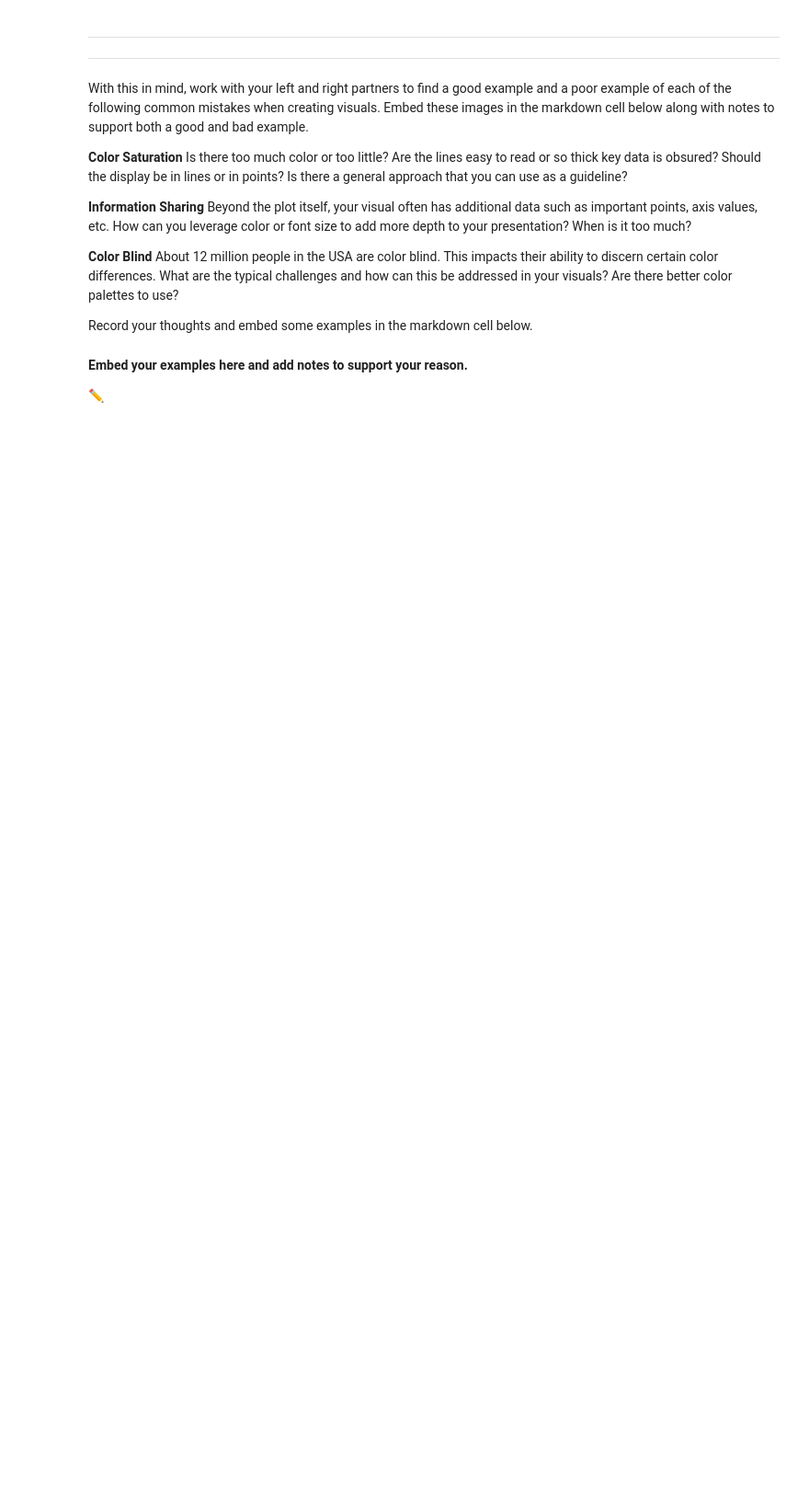
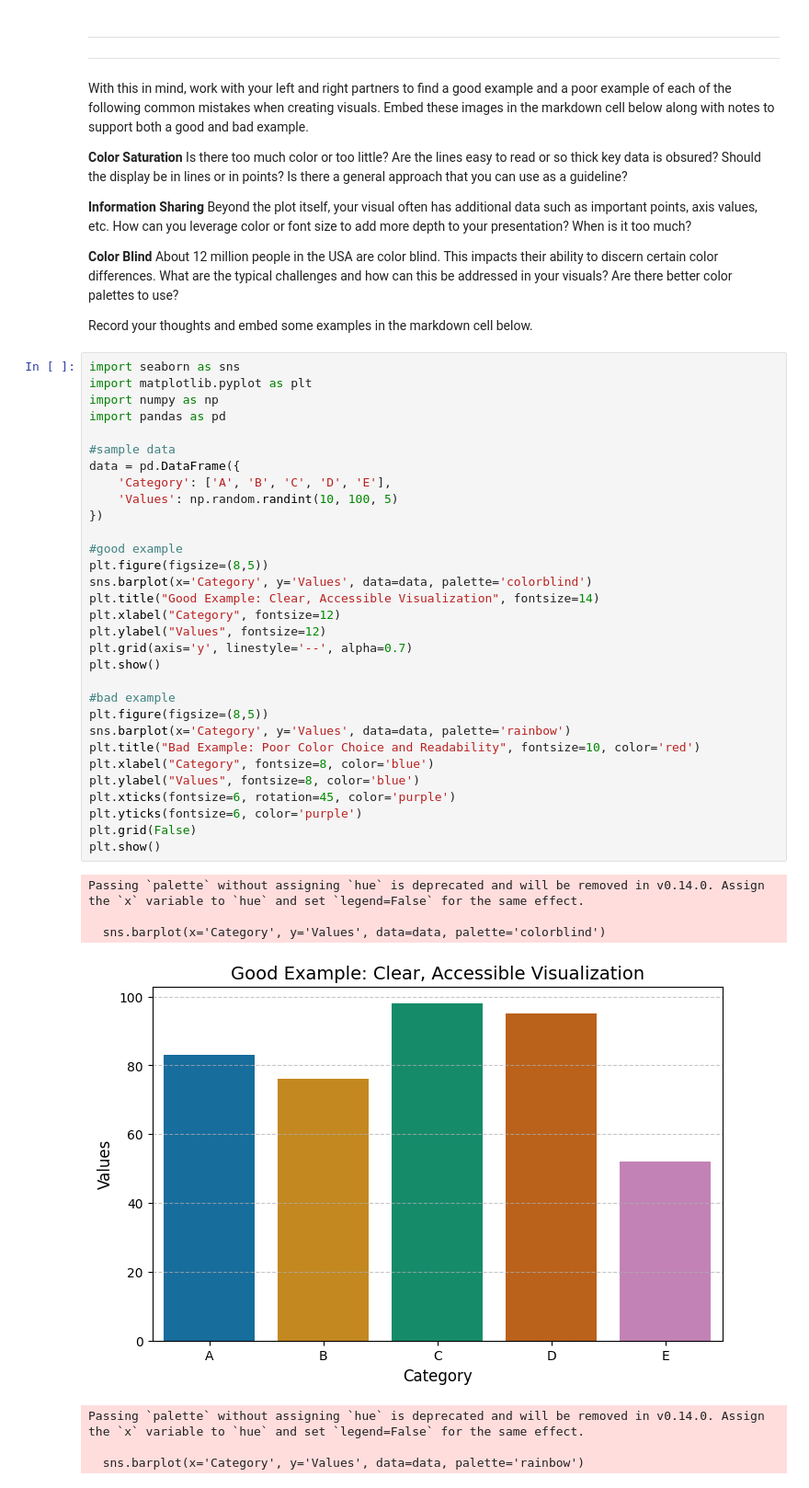
Before and after one commit to therealfiish/lil-pheobe, a Jupyter notebook: notebooks/21_Practice_A (1).ipynb, the cells around one changed output. Shown: that part at 92% size. Saved outputs shown, nothing was run; the diff lists cells and outputs as text; blank space fills up the shorter version.

```diff
--- a/notebooks/21_Practice_A (1).ipynb
+++ b/notebooks/21_Practice_A (1).ipynb
@@ -95,7 +94,42 @@ With this in mind, work with your left and right partners to find a good example
 **Color Blind** About 12 million people in the USA are color blind. This impacts their ability to discern certain color differences. What are the typical challenges and how can this be addressed in your visuals? Are there better color palettes to use?
 
 Record your thoughts and embed some examples in the markdown cell below.
-# %% [markdown]
-**Embed your examples here and add notes to support your reason.**
-
-<font size=+2>&#9999;&nbsp; </font>
+# %%
+import seaborn as sns
+import matplotlib.pyplot as plt
+import numpy as np
+import pandas as pd
+
+#sample data
+data = pd.DataFrame({
+    'Category': ['A', 'B', 'C', 'D', 'E'],
+    'Values': np.random.randint(10, 100, 5)
+})
+
+#good example
+plt.figure(figsize=(8,5))
+sns.barplot(x='Category', y='Values', data=data, palette='colorblind')
+plt.title("Good Example: Clear, Accessible Visualization", fontsize=14)
+plt.xlabel("Category", fontsize=12)
+plt.ylabel("Values", fontsize=12)
+plt.grid(axis='y', linestyle='--', alpha=0.7)
+plt.show()
+
+#bad example
+plt.figure(figsize=(8,5))
+sns.barplot(x='Category', y='Values', data=data, palette='rainbow')
+plt.title("Bad Example: Poor Color Choice and Readability", fontsize=10, color='red')
+plt.xlabel("Category", fontsize=8, color='blue')
+plt.ylabel("Values", fontsize=8, color='blue')
+plt.xticks(fontsize=6, rotation=45, color='purple')
+plt.yticks(fontsize=6, color='purple')
+plt.grid(False)
+plt.show()
+# %% [output]
+Passing `palette` without assigning `hue` is deprecated and will be removed in v0.14.0. Assign the `x` variable to `hue` and set `legend=False` for the same effect.
+
+  sns.barplot(x='Category', y='Values', data=data, palette='colorblind')
+[figure, added]
+Passing `palette` without assigning `hue` is deprecated and will be removed in v0.14.0. Assign the `x` variable to `hue` and set `legend=False` for the same effect.
+
+  sns.barplot(x='Category', y='Values', data=data, palette='rainbow')
```
Also changed, not shown: parts of 4 cells of this notebook.
